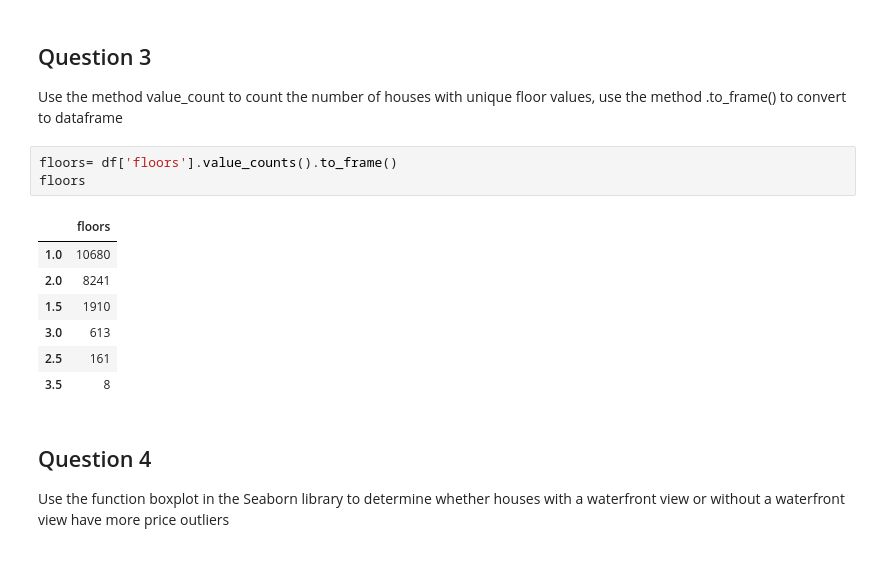
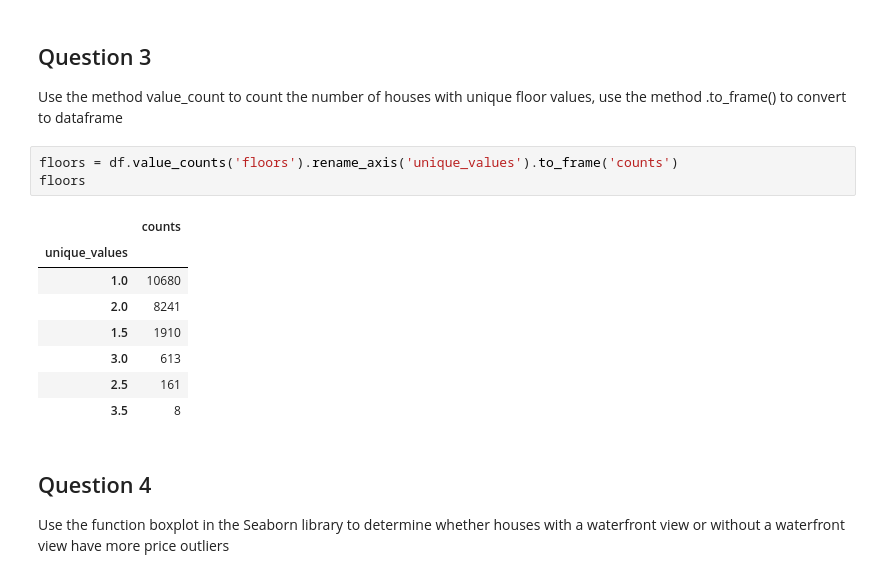
Before and after one commit to pitadomingos/IBM-Data-Science, a Jupyter notebook: Data Analysis With Python_Pita Domingis.ipynb, the cells around one changed output. Saved outputs shown, nothing was run; the diff lists cells and outputs as text.

```diff
--- a/Data Analysis With Python_Pita Domingis.ipynb
+++ b/Data Analysis With Python_Pita Domingis.ipynb
@@ -127,10 +127,11 @@ Explanatory Data Analysis (EDA)
 ## Question 3
 Use the method value_count to count the number of houses with unique floor values, use the method .to_frame() to convert to dataframe
 # %%
-floors= df['floors'].value_counts().to_frame()
+floors = df.value_counts('floors').rename_axis('unique_values').to_frame('counts')
 floors
 # %% [output]
-|  | floors |
+|  | counts |
+| unique_values |  |
 | 1.0 | 10680 |
 | 2.0 | 8241 |
 | 1.5 | 1910 |
```
Also changed, not shown: parts of 40 cells of this notebook.
